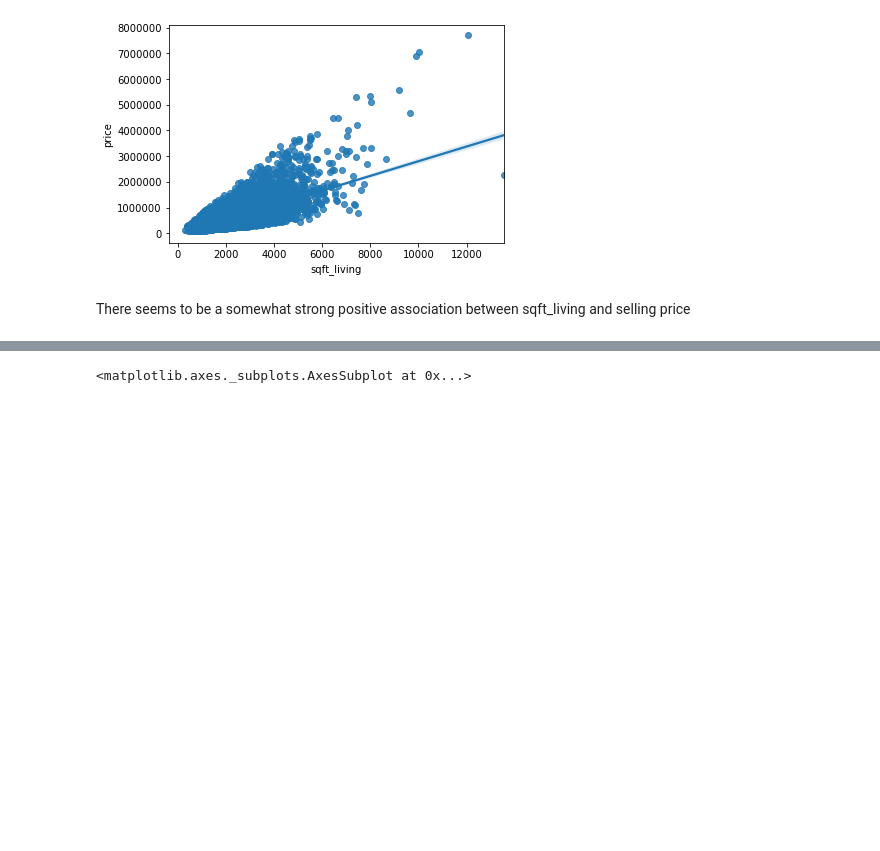
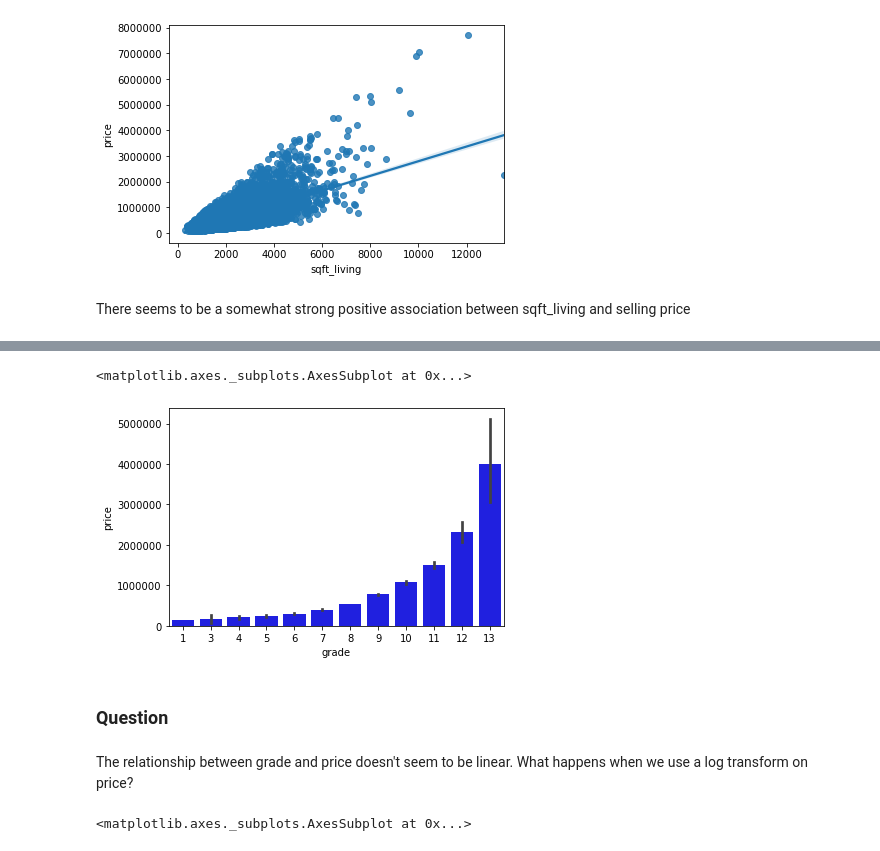
Before and after one commit to jakeoddi/kc_housing, a Jupyter notebook: kc_housing_data_notebook.ipynb, the cells around one changed output, grey strips where cells are left out. Saved outputs shown, nothing was run; the diff lists cells and outputs as text; code cells hidden in the pictures; blank space fills up the shorter version.

```diff
--- a/kc_housing_data_notebook.ipynb
+++ b/kc_housing_data_notebook.ipynb
@@ -34,3 +50,12 @@ There seems to be a somewhat strong positive association between sqft_living15 (
+# %%
+sns.barplot(kc['grade'], kc['price'], color = 'blue')
+# %% [output]
+<matplotlib.axes._subplots.AxesSubplot at 0x...>
+[figure, added]
+# %% [markdown]
+### Question
+# %% [markdown]
+The relationship between grade and price doesn't seem to be linear. What happens when we use a log transform on price?
 # %%
 sns.barplot(kc['grade'], np.log(kc['price']), color = 'blue')
 # %% [output]
```
Also changed, not shown: parts of 50 cells of this notebook, 1 other file.
